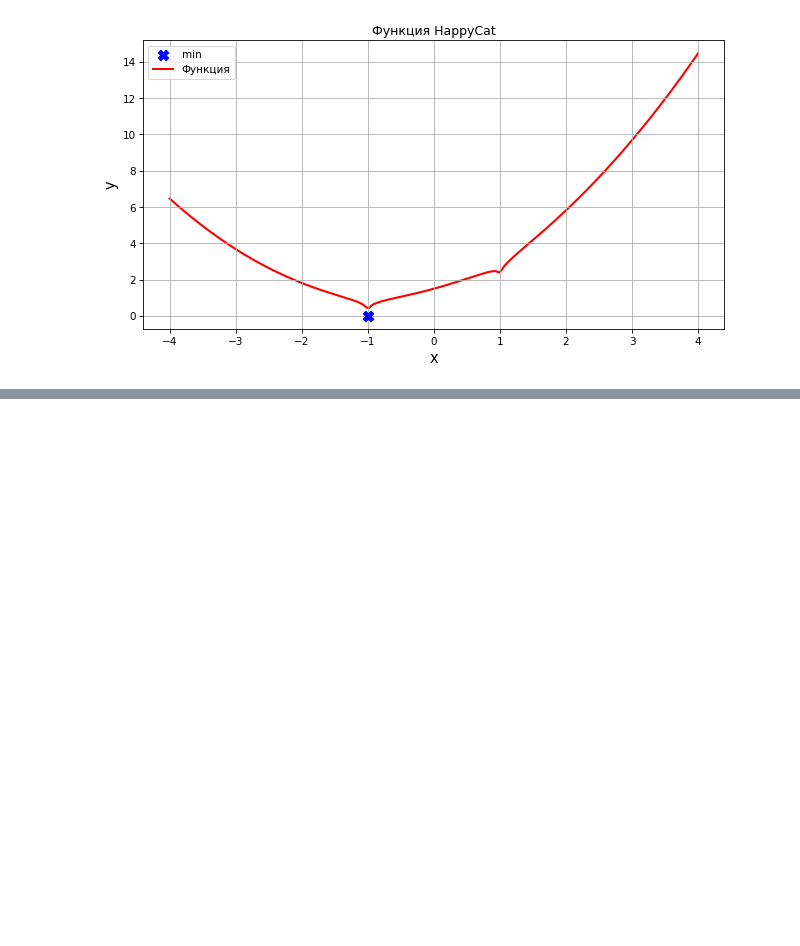
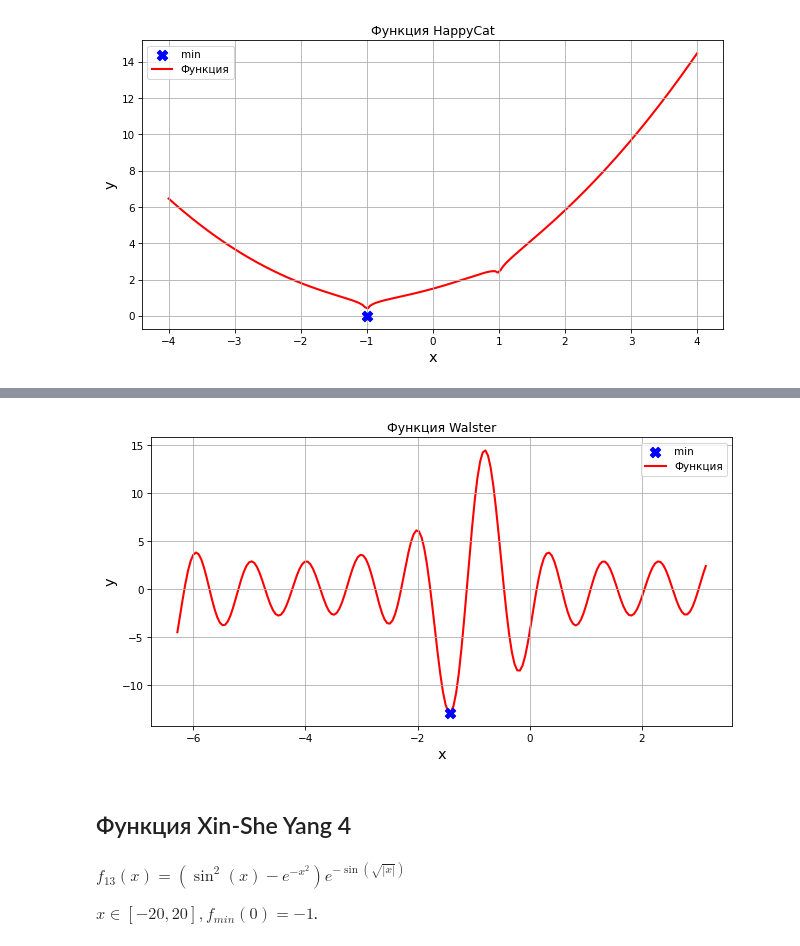
Before and after one commit to Allynik/examples-of-formulas, a Jupyter notebook: OKAiVD_Stepanov_Vyacheslav_BSV23_practice_1_01_22_02_2024.ipynb, the cells around one changed output, grey strips where cells are left out. Drawn from its saved outputs; the diff is of its cells as text; code cells hidden in the pictures; blank space fills up the shorter version.

```diff
--- a/OKAiVD_Stepanov_Vyacheslav_BSV23_practice_1_01_22_02_2024.ipynb
+++ b/OKAiVD_Stepanov_Vyacheslav_BSV23_practice_1_01_22_02_2024.ipynb
@@ -218,0 +273,12 @@ my_beautiful_func_graph(-4, 4, -1, 0, "HappyCat")
+# %%
+my_beautiful_func_graph(-2*np.pi, np.pi, -1.42513, -12.8709, "Walster")
+# %% [output]
+[figure, added]
+# %% [markdown]
+## Функция Xin-She Yang 4
+# %% [markdown]
+$
+f_{13}(x) = (\sin^2(x) - e^{-x^2}) e^{-\sin(\sqrt{|x|})}
+$
+
+$ x \in [-20, 20], f_{min}(0) = -1$.
```
Also changed, not shown: parts of 46 cells of this notebook.
